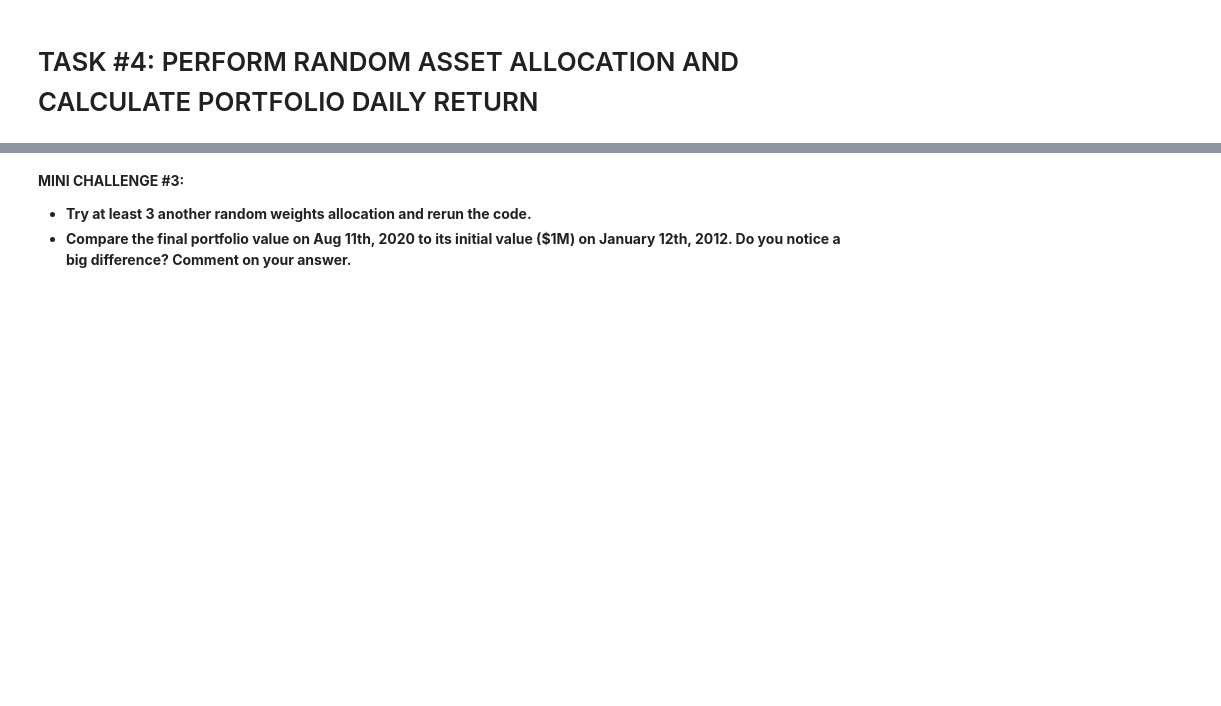
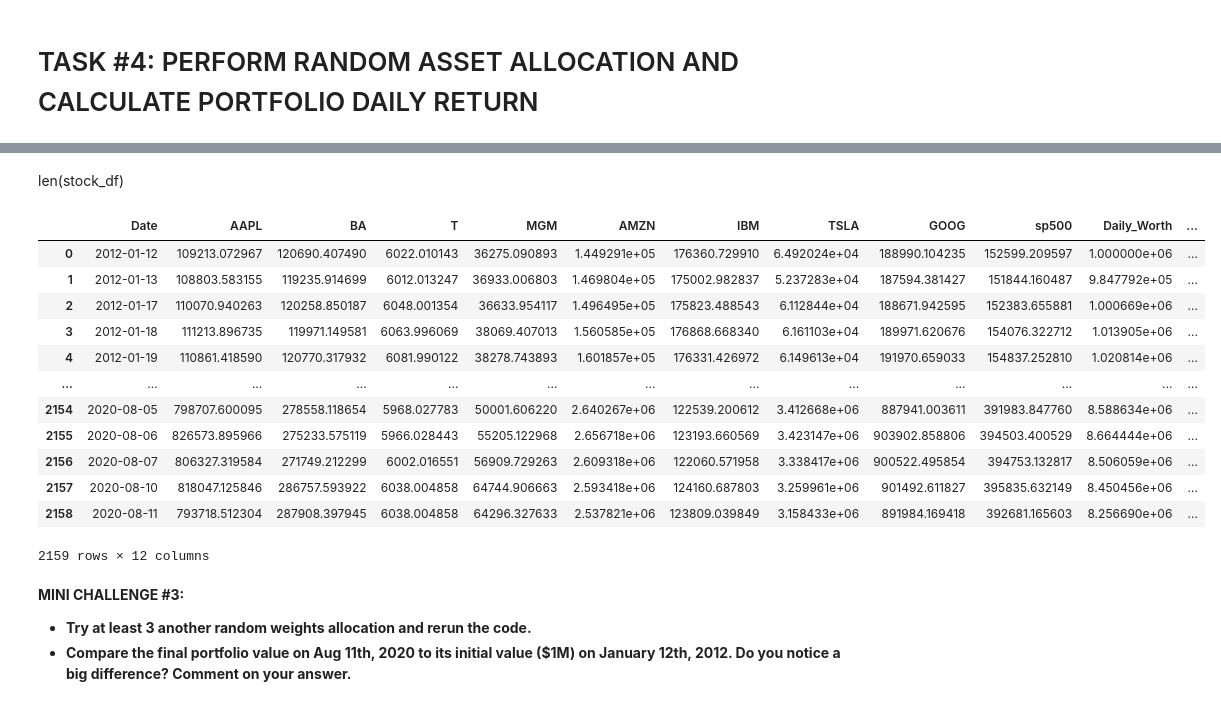
Before and after one commit to SangeetaChatterjee/Stocks-Data-Analysis-and-Visualization, a Jupyter notebook: Finance_101_Portfolio_Assets_Allocation_and_Statistical_Data_Analysis_Skeleton.ipynb, the cells around one changed output, grey strips where cells are left out. Saved outputs shown, nothing was run; the diff lists cells and outputs as text; code cells hidden in the pictures; blank space fills up the shorter version.

```diff
--- a/Finance_101_Portfolio_Assets_Allocation_and_Statistical_Data_Analysis_Skeleton.ipynb
+++ b/Finance_101_Portfolio_Assets_Allocation_and_Statistical_Data_Analysis_Skeleton.ipynb
@@ -87,3 +87,8 @@ plot_DataRa(data_normalize(stock_df),"NORMALIZED")
 - **What is the common advice that financial advisors generally give to retired seniors when it comes to asset allocations?**
 # %% [markdown]
 # TASK #4: PERFORM RANDOM ASSET ALLOCATION AND CALCULATE PORTFOLIO DAILY RETURN
+# %%
+np.random.seed(101)
+weights = np.random.random(9)
+weights= weights/np.sum(weights)
+weights
@@ -90,2 +98,4 @@ plot_DataRa(data_normalize(stock_df),"NORMALIZED")
 # %%
 # Normalize the stock avalues
+df_portfolio = data_normalize(stock_df)
+df_portfolio
@@ -98,0 +116,4 @@ plot_DataRa(data_normalize(stock_df),"NORMALIZED")
+# %%
+for counter,stock in enumerate(df_portfolio.columns[1:]):
+  df_portfolio[stock] = weights[counter] * df_portfolio[stock] * 1000000
+df_portfolio
@@ -98,0 +134,3 @@ plot_DataRa(data_normalize(stock_df),"NORMALIZED")
+# %%
+df_portfolio['Daily_Worth'] = df_portfolio[df_portfolio != 'Date'].sum(axis = 1)
+df_portfolio
@@ -99,3 +151,25 @@ plot_DataRa(data_normalize(stock_df),"NORMALIZED")
+# %% [markdown]
+len(stock_df)
+# %%
+# Calculating daily percentage returns
+df_portfolio['Daily % Returns'] = 0.0000
+for i in range(1,len(df_portfolio)):
+  df_portfolio['Daily % Returns'][i] = (( df_portfolio['Daily_Worth'][i] - df_portfolio['Daily_Worth'][i-1]) / df_portfolio['Daily_Worth'][i-1]) * 100
+df_portfolio
+# %% [output]
+|  | Date | AAPL | BA | T | MGM | AMZN | IBM | TSLA | GOOG | sp500 | Daily_Worth | ... |
+| 0 | 2012-01-12 | 109213.072967 | 120690.407490 | 6022.010143 | 36275.090893 | 1.449291e+05 | 176360.729910 | 6.492024e+04 | 188990.104235 | 152599.209597 | 1.000000e+06 | ... |
+| 1 | 2012-01-13 | 108803.583155 | 119235.914699 | 6012.013247 | 36933.006803 | 1.469804e+05 | 175002.982837 | 5.237283e+04 | 187594.381427 | 151844.160487 | 9.847792e+05 | ... |
+| 2 | 2012-01-17 | 110070.940263 | 120258.850187 | 6048.001354 | 36633.954117 | 1.496495e+05 | 175823.488543 | 6.112844e+04 | 188671.942595 | 152383.655881 | 1.000669e+06 | ... |
+| 3 | 2012-01-18 | 111213.896735 | 119971.149581 | 6063.996069 | 38069.407013 | 1.560585e+05 | 176868.668340 | 6.161103e+04 | 189971.620676 | 154076.322712 | 1.013905e+06 | ... |
+| 4 | 2012-01-19 | 110861.418590 | 120770.317932 | 6081.990122 | 38278.743893 | 1.601857e+05 | 176331.426972 | 6.149613e+04 | 191970.659033 | 154837.252810 | 1.020814e+06 | ... |
+| ... | ... | ... | ... | ... | ... | ... | ... | ... | ... | ... | ... | ... |
+| 2154 | 2020-08-05 | 798707.600095 | 278558.118654 | 5968.027783 | 50001.606220 | 2.640267e+06 | 122539.200612 | 3.412668e+06 | 887941.003611 | 391983.847760 | 8.588634e+06 | ... |
+| 2155 | 2020-08-06 | 826573.895966 | 275233.575119 | 5966.028443 | 55205.122968 | 2.656718e+06 | 123193.660569 | 3.423147e+06 | 903902.858806 | 394503.400529 | 8.664444e+06 | ... |
+| 2156 | 2020-08-07 | 806327.319584 | 271749.212299 | 6002.016551 | 56909.729263 | 2.609318e+06 | 122060.571958 | 3.338417e+06 | 900522.495854 | 394753.132817 | 8.506059e+06 | ... |
+| 2157 | 2020-08-10 | 818047.125846 | 286757.593922 | 6038.004858 | 64744.906663 | 2.593418e+06 | 124160.687803 | 3.259961e+06 | 901492.611827 | 395835.632149 | 8.450456e+06 | ... |
+| 2158 | 2020-08-11 | 793718.512304 | 287908.397945 | 6038.004858 | 64296.327633 | 2.537821e+06 | 123809.039849 | 3.158433e+06 | 891984.169418 | 392681.165603 | 8.256690e+06 | ... |
+2159 rows × 12 columns
 # %% [markdown]
 **MINI CHALLENGE #3:**
 - **Try at least 3 another random weights allocation and rerun the code.**
```
Also changed, not shown: parts of 8 cells of this notebook.
